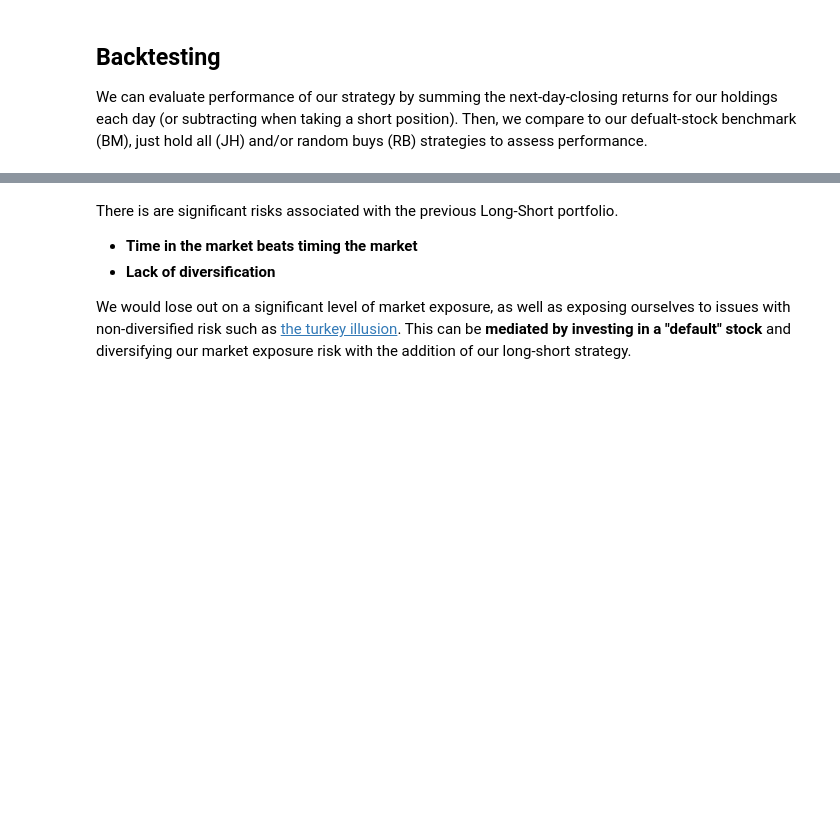
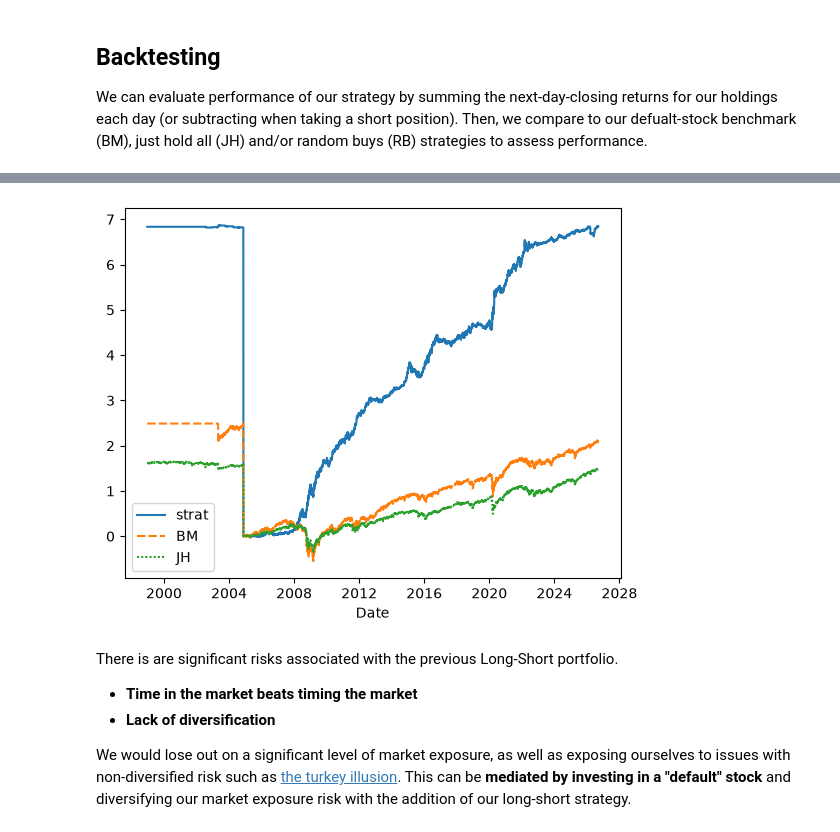
Before and after one commit to sl9998/regime-identification, a Jupyter notebook: Notebooks/regimes.ipynb, the cells around one changed output, grey strips where cells are left out. Saved outputs shown, nothing was run; the diff lists cells and outputs as text; code cells hidden in the pictures; blank space fills up the shorter version.

```diff
--- a/Notebooks/regimes.ipynb
+++ b/Notebooks/regimes.ipynb
@@ -558,3 +553,9 @@ backtest_df = backtest(strategy, bm, etfs = etfs, start_date = spit_date, plot =
+# %%
+strat_dfs = backtest_strategies(etfs, condition_col = "cluster",
+                                  strategies = {"strat": strategy, "BM": bm, "JH": jh},
+                                  plot = True)
+# %% [output]
+[figure, added]
 # %% [markdown]
 There is are significant risks associated with the previous Long-Short portfolio.
 - **Time in the market beats timing the market**
```
Also changed, not shown: parts of 14 cells of this notebook, 1 other file.
